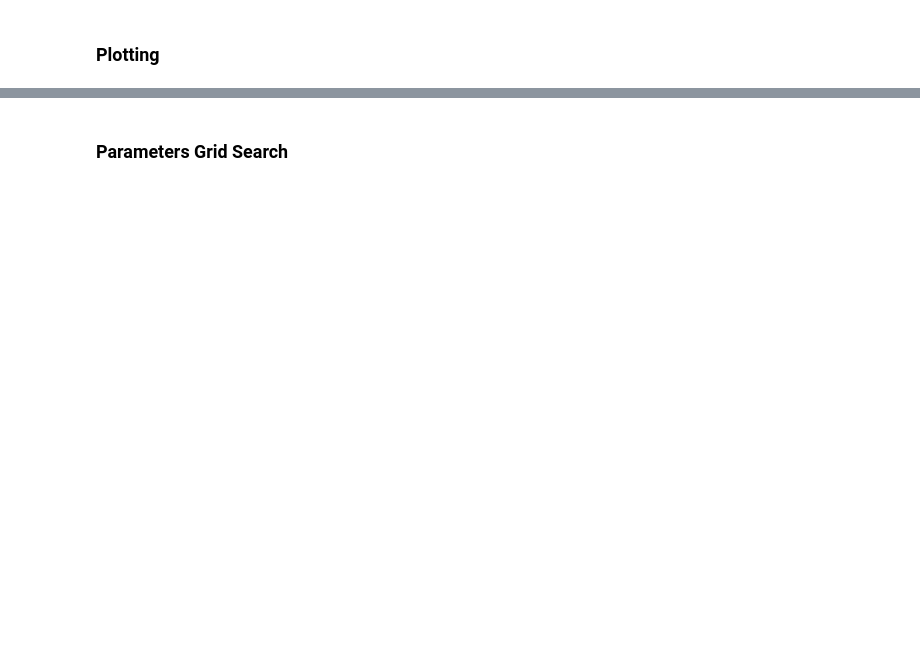
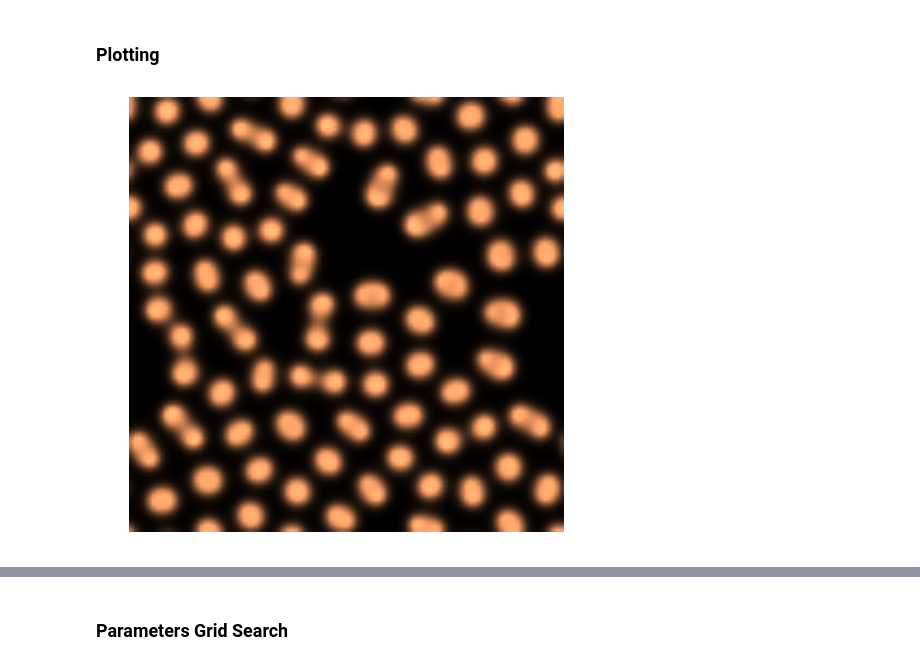
Before and after one commit to 5agado/data-science-learning, a Jupyter notebook: graphics/Dynamical Systems.ipynb, the cells around one changed output, grey strips where cells are left out. Saved outputs shown, nothing was run; the diff lists cells and outputs as text; code cells hidden in the pictures; blank space fills up the shorter version.

Commit message:
Update reaction-diffusion setup

```diff
--- a/graphics/Dynamical Systems.ipynb
+++ b/graphics/Dynamical Systems.ipynb
@@ -243,3 +243,11 @@ def draw(U):
               interpolation='bilinear',
               extent=[-1, 1, -1, 1])
     ax.set_axis_off()
+# %%
+rf_system = ReactionDiffusionSystem((100, 100), SYSTEM_BACTERIA_CONFIG)
+# %%
+rf_system.run_simulation(1000, delta_t=1.2)
+# %%
+draw(rf_system.B)
+# %% [output]
+[figure, added]
```
Also changed, not shown: parts of 23 cells of this notebook, 5 other files.
